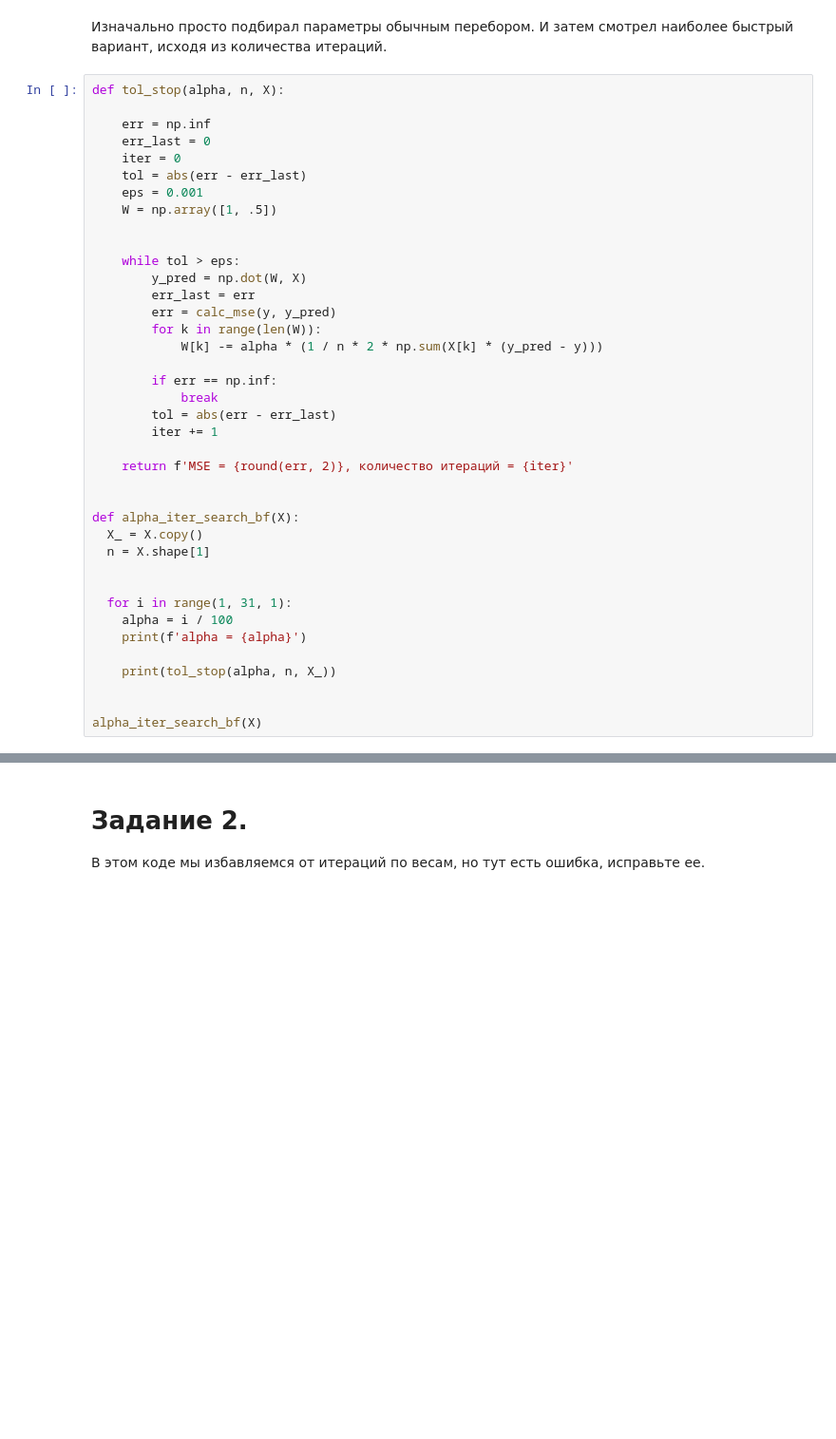
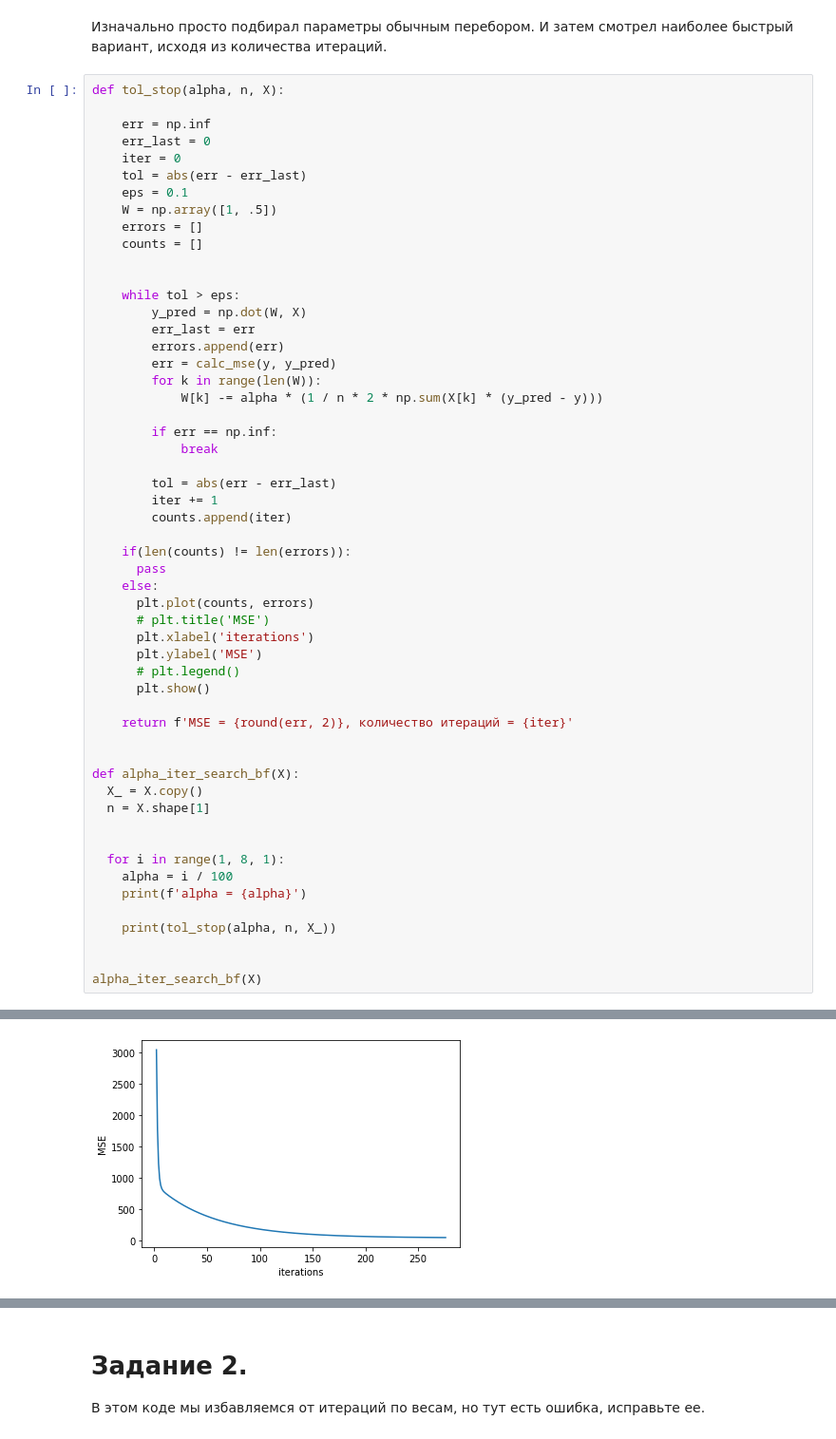
Before and after one commit to nedokormysh/GB_DA_algorithms, a Jupyter notebook: DA_algorithms_hw_1.ipynb, the cells around one changed output, grey strips where cells are left out. Shown at 95% size. Saved outputs shown, nothing was run; the diff lists cells and outputs as text; blank space fills up the shorter version.

```diff
--- a/DA_algorithms_hw_1.ipynb
+++ b/DA_algorithms_hw_1.ipynb
@@ -79,21 +82,36 @@ def tol_stop(alpha, n, X):
     err_last = 0
     iter = 0
     tol = abs(err - err_last)
-    eps = 0.001
+    eps = 0.1
     W = np.array([1, .5])
+    errors = []
+    counts = []
 
 
     while tol > eps:
         y_pred = np.dot(W, X)
         err_last = err
+        errors.append(err)
         err = calc_mse(y, y_pred)
         for k in range(len(W)):
             W[k] -= alpha * (1 / n * 2 * np.sum(X[k] * (y_pred - y)))
 
         if err == np.inf:
             break
+
         tol = abs(err - err_last)
         iter += 1
+        counts.append(iter)
+
+    if(len(counts) != len(errors)):
+      pass
+    else:
+      plt.plot(counts, errors)
+      # plt.title('MSE')
+      plt.xlabel('iterations')
+      plt.ylabel('MSE')
+      # plt.legend()
+      plt.show()
 
     return f'MSE = {round(err, 2)}, количество итераций = {iter}'
 
@@ -103,7 +121,7 @@ def alpha_iter_search_bf(X):
   n = X.shape[1]
 
 
-  for i in range(1, 31, 1):
+  for i in range(1, 8, 1):
     alpha = i / 100
     print(f'alpha = {alpha}')
 
@@ -125,0 +134 @@ alpha = 0.06
+[figure, added]
```
Also changed, not shown: parts of 3 cells of this notebook.
